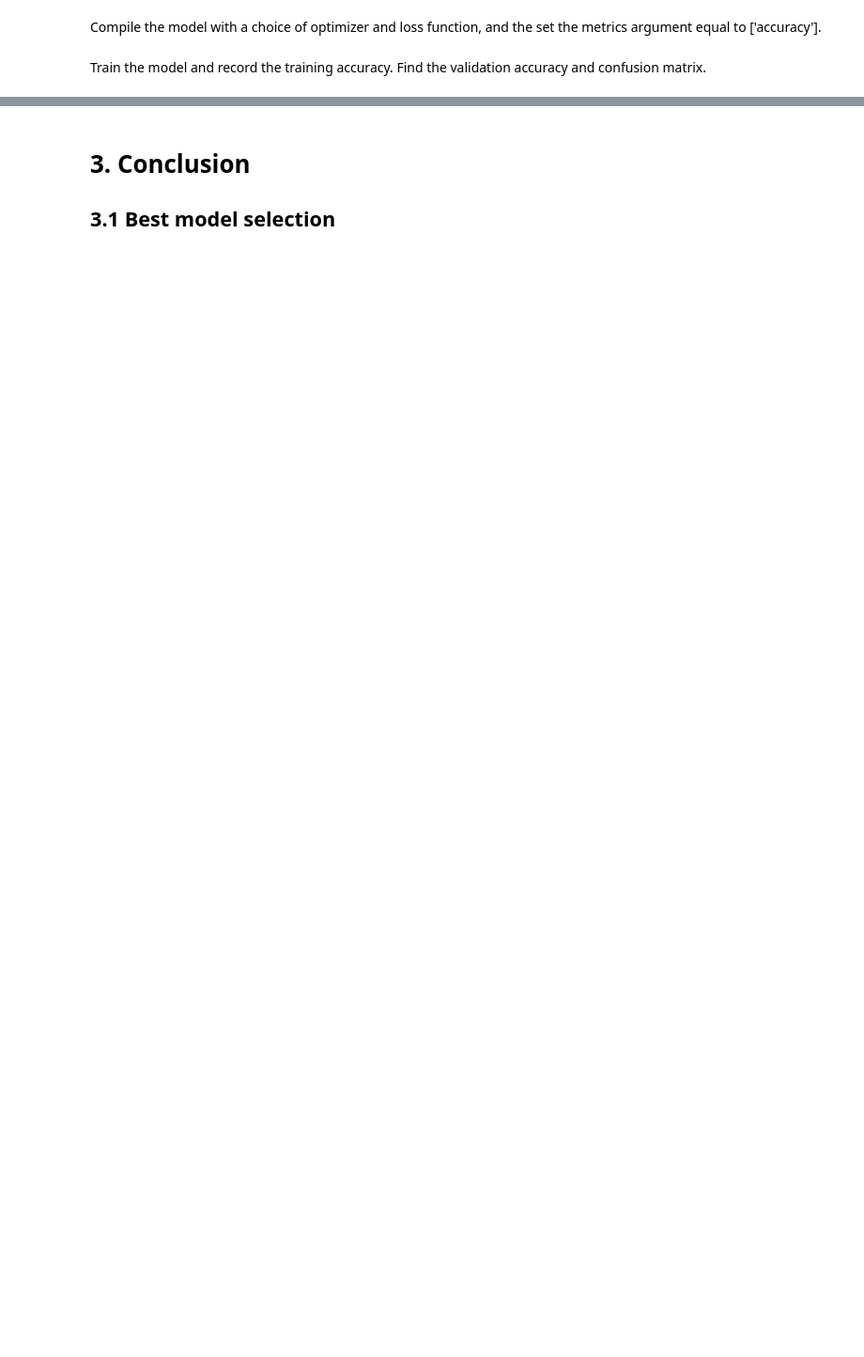
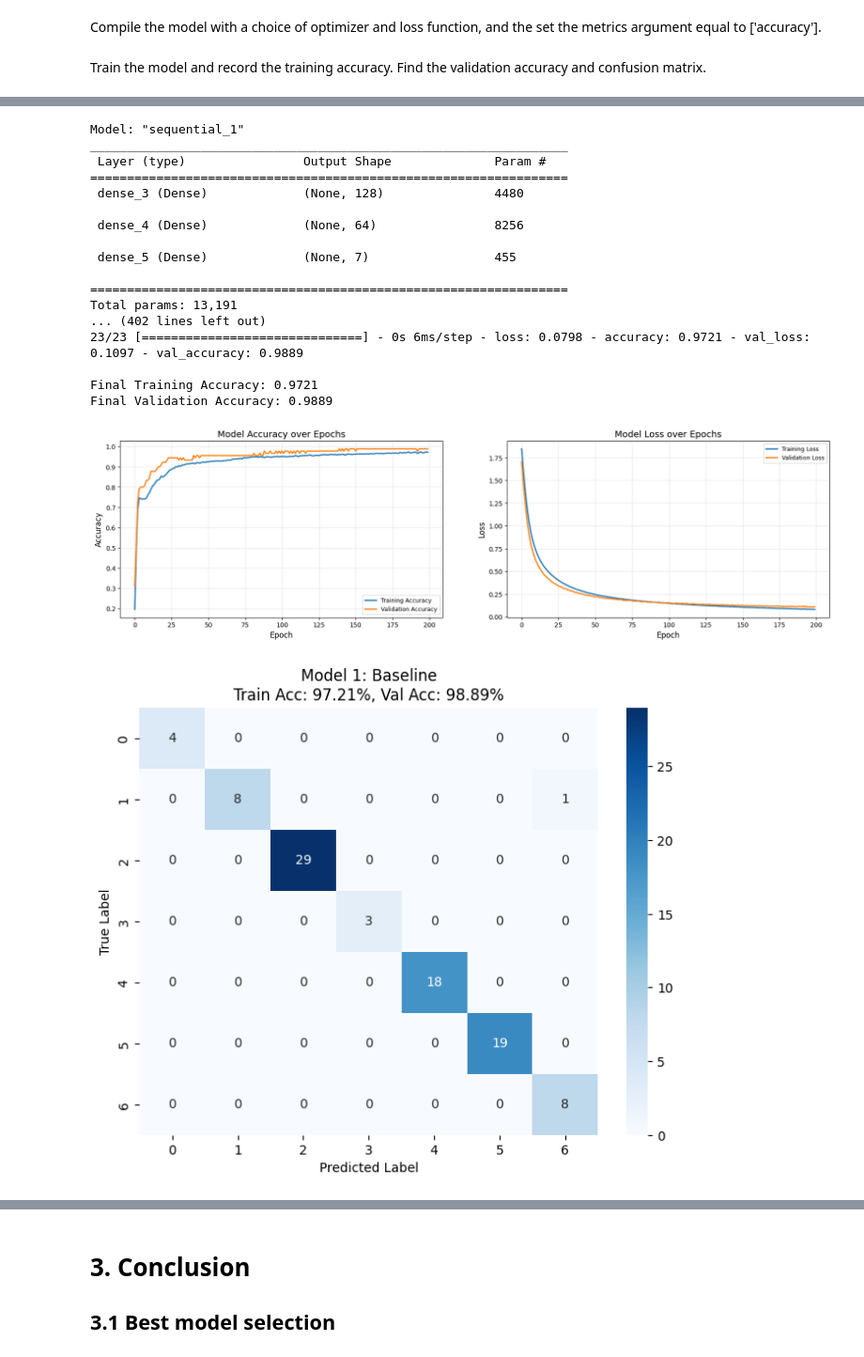
Before and after one commit to DanielMelo46/Neural_Networks_Assignment_1, a Jupyter notebook: assignment_2.ipynb, the cells around one changed output, grey strips where cells are left out. Shown at 94% size. Cells and saved outputs as stored; diff of their text form; code cells hidden in the pictures; blank space fills up the shorter version.

```diff
--- a/assignment_2.ipynb
+++ b/assignment_2.ipynb
@@ -267,0 +368,28 @@ model.evaluate(X_val, y_val)
+# %%
+model2 = Sequential([
+    Dense(128, activation='relu', input_shape=(34,)),
+    Dense(64, activation='relu'),
+    Dense(7, activation='softmax')
+])
+optimizer2 = Adam(learning_rate=0.0001)
+model_analysis(model2, X_train, y_train, X_val, y_val, epochs_x=200, optimizer_x=optimizer2)
+# %% [output]
+Model: "sequential_1"
+_________________________________________________________________
+ Layer (type)                Output Shape              Param #
+=================================================================
+ dense_3 (Dense)             (None, 128)               4480
+
+ dense_4 (Dense)             (None, 64)                8256
+
+ dense_5 (Dense)             (None, 7)                 455
+
+=================================================================
+Total params: 13,191
+... (402 lines left out)
+23/23 [==============================] - 0s 6ms/step - loss: 0.0798 - accuracy: 0.9721 - val_loss: 0.1097 - val_accuracy: 0.9889
+
+Final Training Accuracy: 0.9721
+Final Validation Accuracy: 0.9889
+[figure, added]
+[figure, added]
```
Also changed, not shown: parts of 14 cells of this notebook.
